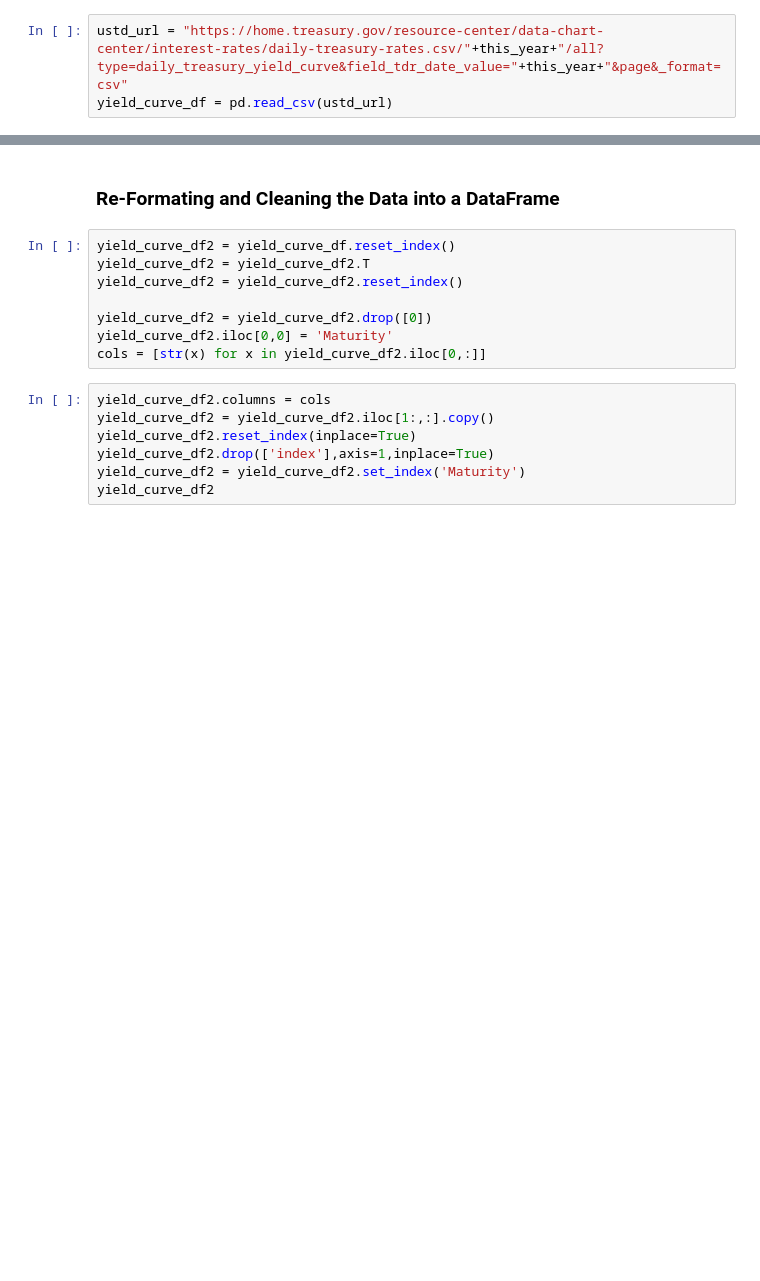
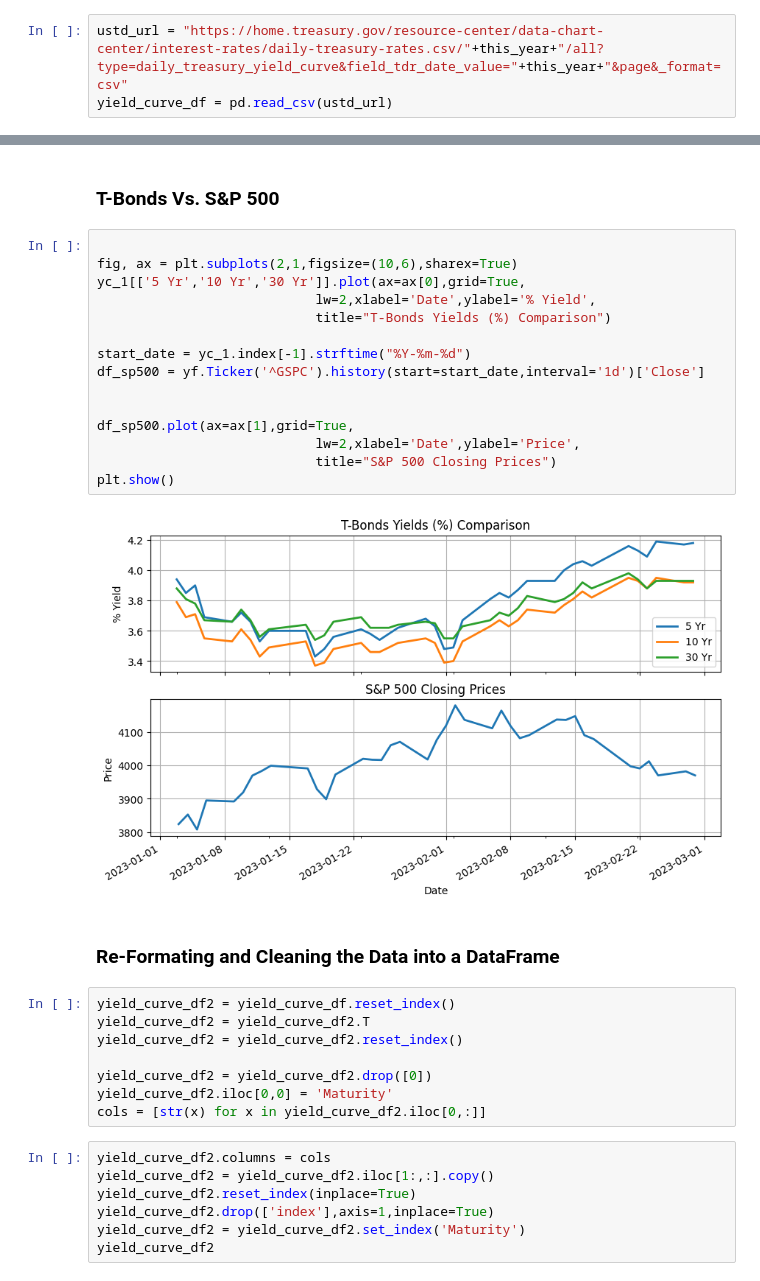
Before and after one commit to sabawi/United-States-Treasury-Bonds-Yield-Curve, a Jupyter notebook: US_Treasury_Yield_Curve.ipynb, the cells around one changed output, grey strips where cells are left out. Cells and saved outputs as stored; diff of their text form; blank space fills up the shorter version.

```diff
--- a/US_Treasury_Yield_Curve.ipynb
+++ b/US_Treasury_Yield_Curve.ipynb
@@ -34,3 +110,22 @@ Yield Data:
+# %% [markdown]
+### T-Bonds Vs. S&P 500
+# %%
+
+fig, ax = plt.subplots(2,1,figsize=(10,6),sharex=True)
+yc_1[['5 Yr','10 Yr','30 Yr']].plot(ax=ax[0],grid=True,
+                            lw=2,xlabel='Date',ylabel='% Yield',
+                            title="T-Bonds Yields (%) Comparison")
+
+start_date = yc_1.index[-1].strftime("%Y-%m-%d")
+df_sp500 = yf.Ticker('^GSPC').history(start=start_date,interval='1d')['Close']
+
+
+df_sp500.plot(ax=ax[1],grid=True,
+                            lw=2,xlabel='Date',ylabel='Price',
+                            title="S&P 500 Closing Prices")
+plt.show()
+# %% [output]
+[figure, added]
 # %% [markdown]
 ### Re-Formating and Cleaning the Data into a DataFrame
 # %%
```
Also changed, not shown: parts of 15 cells of this notebook, 2 other files.
